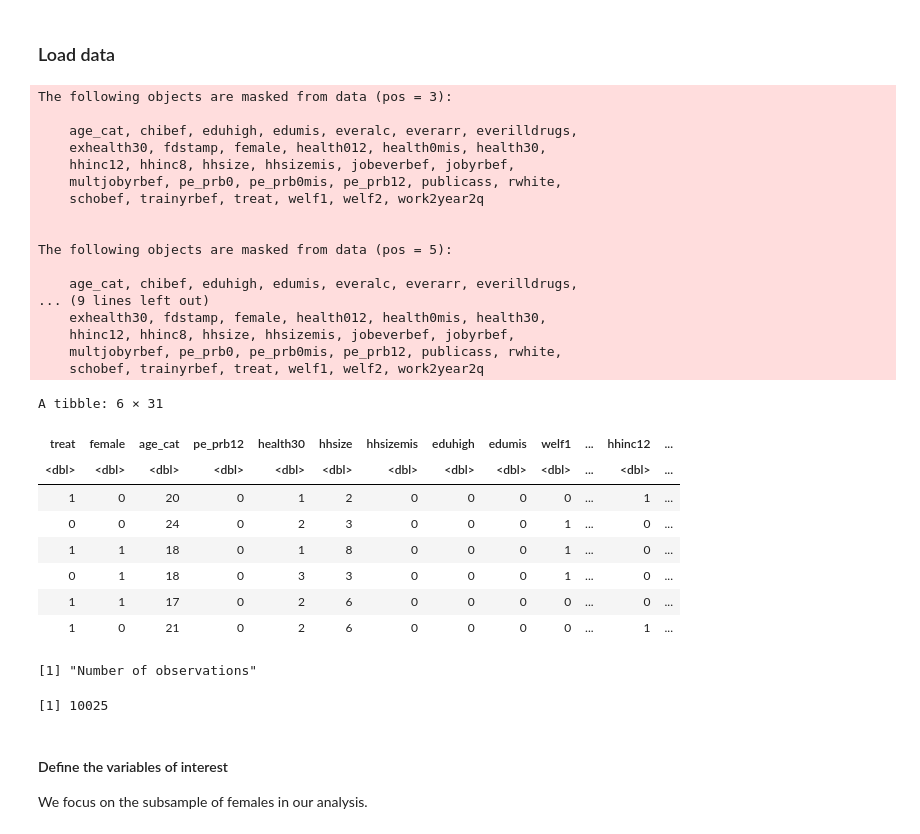
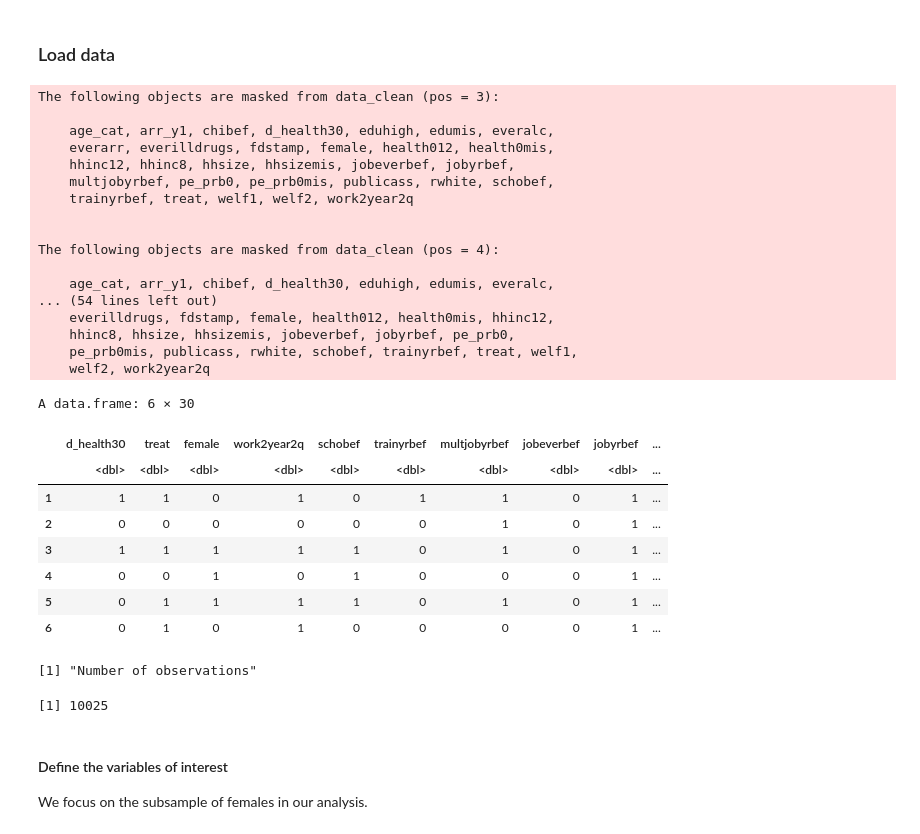
Before and after one commit to verazb/Puma, a Jupyter notebook: Session 5 - Mediation/Mediation.ipynb, the cells around one changed output. Drawn from its saved outputs; the diff is of its cells as text; code cells hidden in the pictures.

```diff
--- a/Session 5 - Mediation/Mediation.ipynb
+++ b/Session 5 - Mediation/Mediation.ipynb
@@ -199,43 +239,43 @@ Error: package or namespace load failed for 'tidyverse' in loadNamespace(j <- i[
 ### Load data
 # %%
 # load Job Corps data
-data = read_dta("causalmech_clean.dta")
+load("causalmech_clean.RData")
 
 # Store each variable in own R object
-attach(data)
+attach(data_clean)
 
 # Inspect
-head(data)
+head(data_clean)
 
 print("Number of observations")
-nrow(data)
+nrow(data_clean)
 # %% [output]
-The following objects are masked from data (pos = 3):
+The following objects are masked from data_clean (pos = 3):
 
-    age_cat, chibef, eduhigh, edumis, everalc, everarr, everilldrugs,
-    exhealth30, fdstamp, female, health012, health0mis, health30,
+    age_cat, arr_y1, chibef, d_health30, eduhigh, edumis, everalc,
+    everarr, everilldrugs, fdstamp, female, health012, health0mis,
     hhinc12, hhinc8, hhsize, hhsizemis, jobeverbef, jobyrbef,
-    multjobyrbef, pe_prb0, pe_prb0mis, pe_prb12, publicass, rwhite,
-    schobef, trainyrbef, treat, welf1, welf2, work2year2q
+    multjobyrbef, pe_prb0, pe_prb0mis, publicass, rwhite, schobef,
+    trainyrbef, treat, welf1, welf2, work2year2q
 
 
-The following objects are masked from data (pos = 5):
+The following objects are masked from data_clean (pos = 4):
 
-    age_cat, chibef, eduhigh, edumis, everalc, everarr, everilldrugs,
-... (9 lines left out)
-    exhealth30, fdstamp, female, health012, health0mis, health30,
-    hhinc12, hhinc8, hhsize, hhsizemis, jobeverbef, jobyrbef,
-    multjobyrbef, pe_prb0, pe_prb0mis, pe_prb12, publicass, rwhite,
-    schobef, trainyrbef, treat, welf1, welf2, work2year2q
+    age_cat, arr_y1, chibef, d_health30, eduhigh, edumis, everalc,
+... (54 lines left out)
+    everilldrugs, fdstamp, female, health012, health0mis, hhinc12,
+    hhinc8, hhsize, hhsizemis, jobeverbef, jobyrbef, pe_prb0,
+    pe_prb0mis, publicass, rwhite, schobef, trainyrbef, treat, welf1,
+    welf2, work2year2q
-A tibble: 6 × 31
+A data.frame: 6 × 30
-| treat | female | age_cat | pe_prb12 | health30 | hhsize | hhsizemis | eduhigh | edumis | welf1 | ... | hhinc12 | ... |
-| <dbl> | <dbl> | <dbl> | <dbl> | <dbl> | <dbl> | <dbl> | <dbl> | <dbl> | <dbl> | ... | <dbl> | ... |
-| 1 | 0 | 20 | 0 | 1 | 2 | 0 | 0 | 0 | 0 | ... | 1 | ... |
-| 0 | 0 | 24 | 0 | 2 | 3 | 0 | 0 | 0 | 1 | ... | 0 | ... |
-| 1 | 1 | 18 | 0 | 1 | 8 | 0 | 0 | 0 | 1 | ... | 0 | ... |
-| 0 | 1 | 18 | 0 | 3 | 3 | 0 | 0 | 0 | 1 | ... | 0 | ... |
-| 1 | 1 | 17 | 0 | 2 | 6 | 0 | 0 | 0 | 0 | ... | 0 | ... |
-| 1 | 0 | 21 | 0 | 2 | 6 | 0 | 0 | 0 | 0 | ... | 1 | ... |
+|  | d_health30 | treat | female | work2year2q | schobef | trainyrbef | multjobyrbef | jobeverbef | jobyrbef | ... |
+|  | <dbl> | <dbl> | <dbl> | <dbl> | <dbl> | <dbl> | <dbl> | <dbl> | <dbl> | ... |
+| 1 | 1 | 1 | 0 | 1 | 0 | 1 | 1 | 0 | 1 | ... |
+| 2 | 0 | 0 | 0 | 0 | 0 | 0 | 1 | 0 | 1 | ... |
+| 3 | 1 | 1 | 1 | 1 | 1 | 0 | 1 | 0 | 1 | ... |
+| 4 | 0 | 0 | 1 | 0 | 1 | 0 | 0 | 0 | 1 | ... |
+| 5 | 0 | 1 | 1 | 1 | 1 | 0 | 1 | 0 | 1 | ... |
+| 6 | 0 | 1 | 0 | 1 | 0 | 0 | 0 | 0 | 1 | ... |
 [1] "Number of observations"
 [1] 10025
 # %% [markdown]
```
Also changed, not shown: parts of 36 cells of this notebook, 3 other files.
